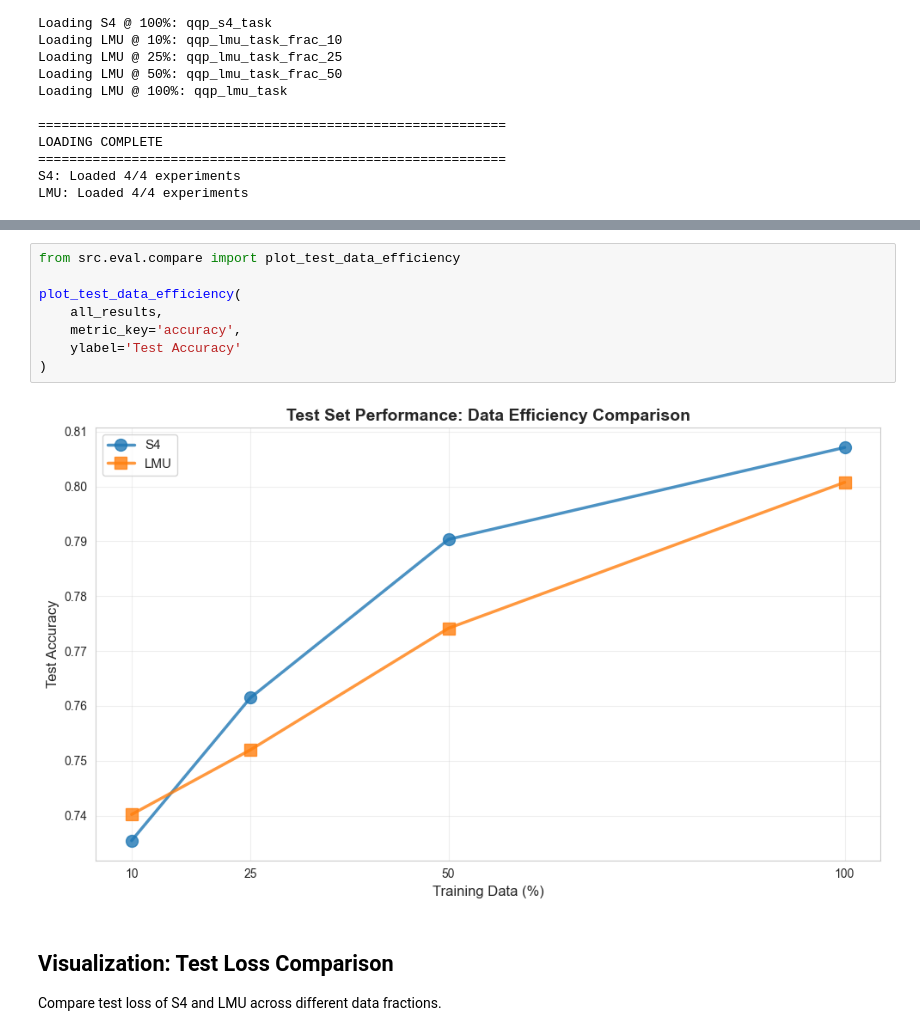
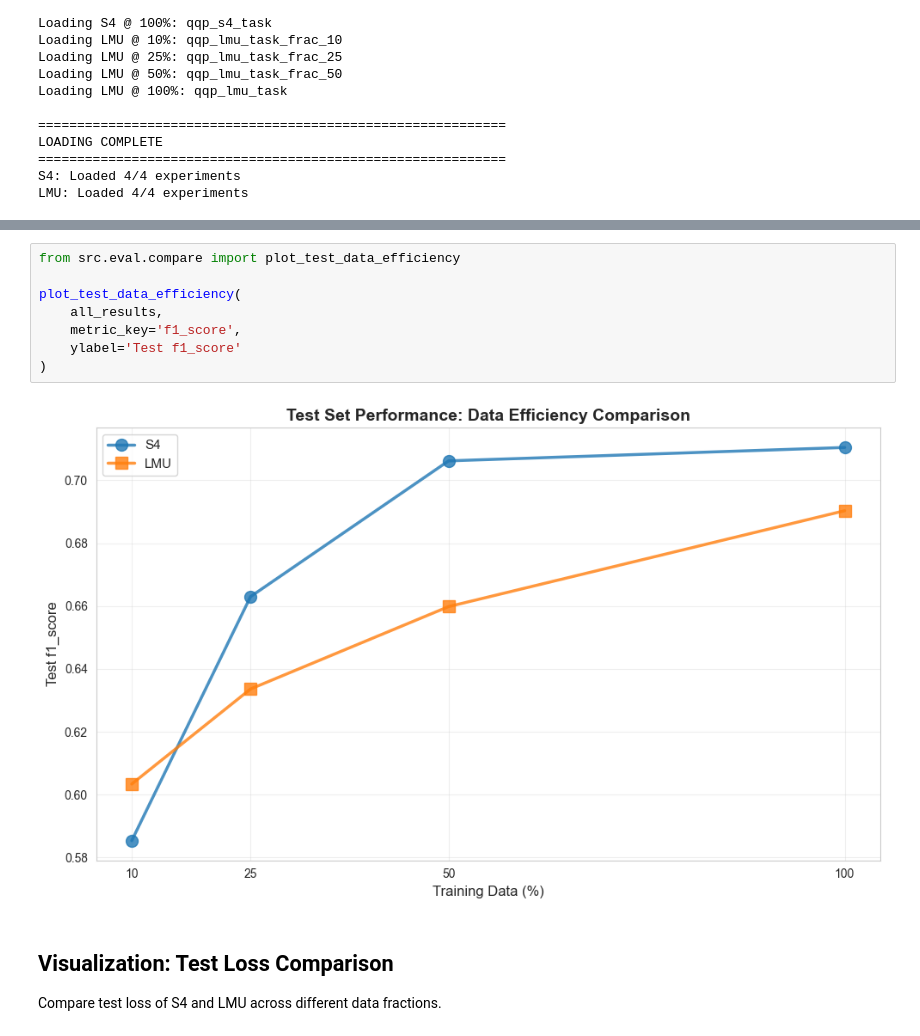
Before and after one commit to galbar8/LMU_S4, a Jupyter notebook: src/notebooks/qqp/compare.ipynb, the cells around one changed output, grey strips where cells are left out. Drawn from its saved outputs; the diff is of its cells as text.

```diff
--- a/src/notebooks/qqp/compare.ipynb
+++ b/src/notebooks/qqp/compare.ipynb
@@ -119,13 +119,13 @@ BEST MODEL PER DATA FRACTION
 # %%
 from src.eval.compare import plot_test_data_efficiency
 
 plot_test_data_efficiency(
     all_results,
-    metric_key='accuracy',
-    ylabel='Test Accuracy'
+    metric_key='f1_score',
+    ylabel='Test f1_score'
 )
 # %% [output]
-[figure, old version]
+[figure, new version]
 # %% [markdown]
 ## Visualization: Test Loss Comparison
 
```
Also changed, not shown: parts of 4 cells of this notebook, 6 other files.
